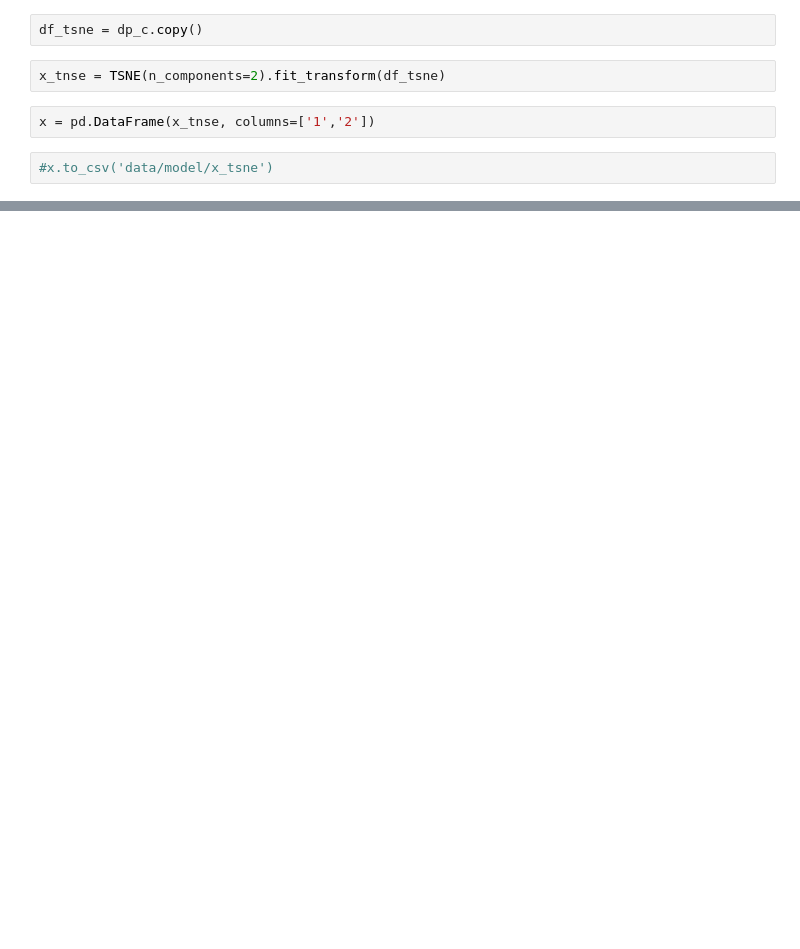
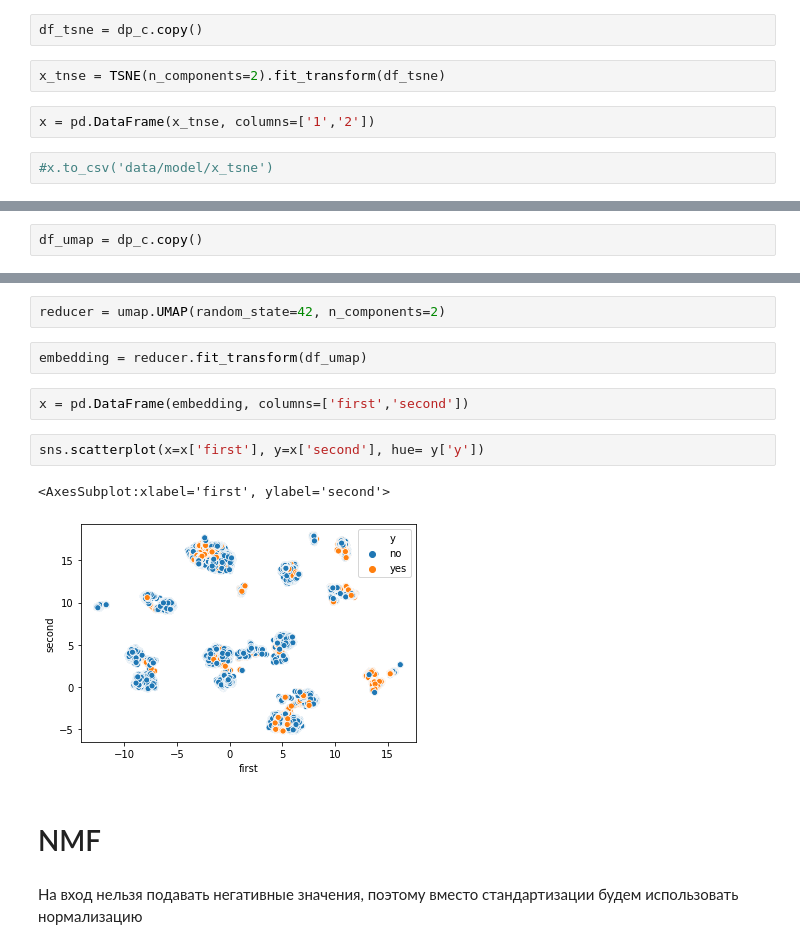
Before and after one commit to egorsemevskiy/EPAM, a Jupyter notebook: statistics/EDA/EDA_HW_EGOR_SEMEVSKIY.ipynb, the cells around one changed output, grey strips where cells are left out. Drawn from its saved outputs; the diff is of its cells as text; blank space fills up the shorter version.

```diff
--- a/statistics/EDA/EDA_HW_EGOR_SEMEVSKIY.ipynb
+++ b/statistics/EDA/EDA_HW_EGOR_SEMEVSKIY.ipynb
@@ -1915,0 +1958,2 @@ x = pd.DataFrame(x_tnse, columns=['1','2'])
+# %%
+df_umap = dp_c.copy()
@@ -1915,0 +1964,15 @@ x = pd.DataFrame(x_tnse, columns=['1','2'])
+# %%
+reducer = umap.UMAP(random_state=42, n_components=2)
+# %%
+embedding = reducer.fit_transform(df_umap)
+# %%
+x = pd.DataFrame(embedding, columns=['first','second'])
+# %%
+sns.scatterplot(x=x['first'], y=x['second'], hue= y['y'])
+# %% [output]
+<AxesSubplot:xlabel='first', ylabel='second'>
+[figure, added]
+# %% [markdown]
+# NMF
+# %% [markdown]
+На вход нельзя подавать негативные значения, поэтому вместо стандартизации будем использовать нормализацию
```
Also changed, not shown: parts of 35 cells of this notebook, 1 other file.
